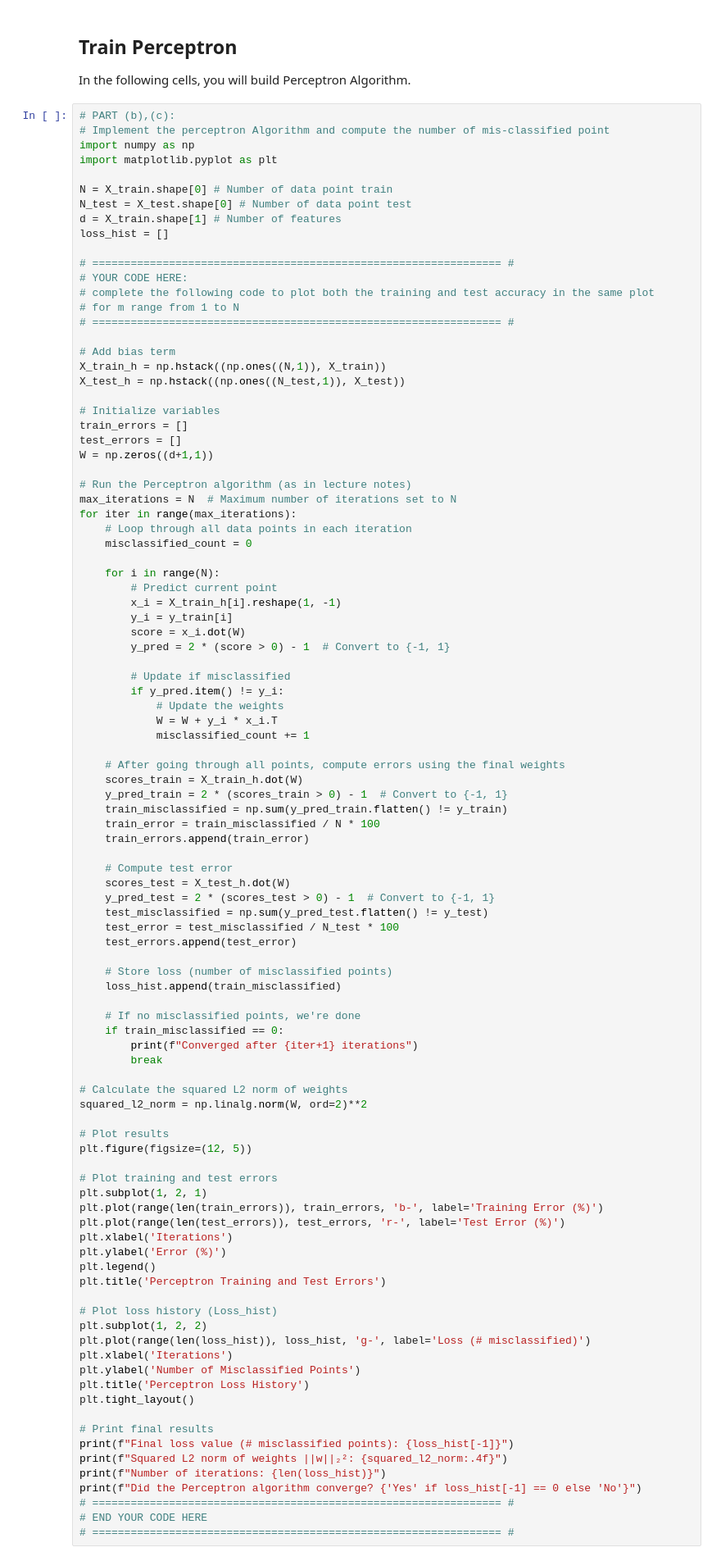
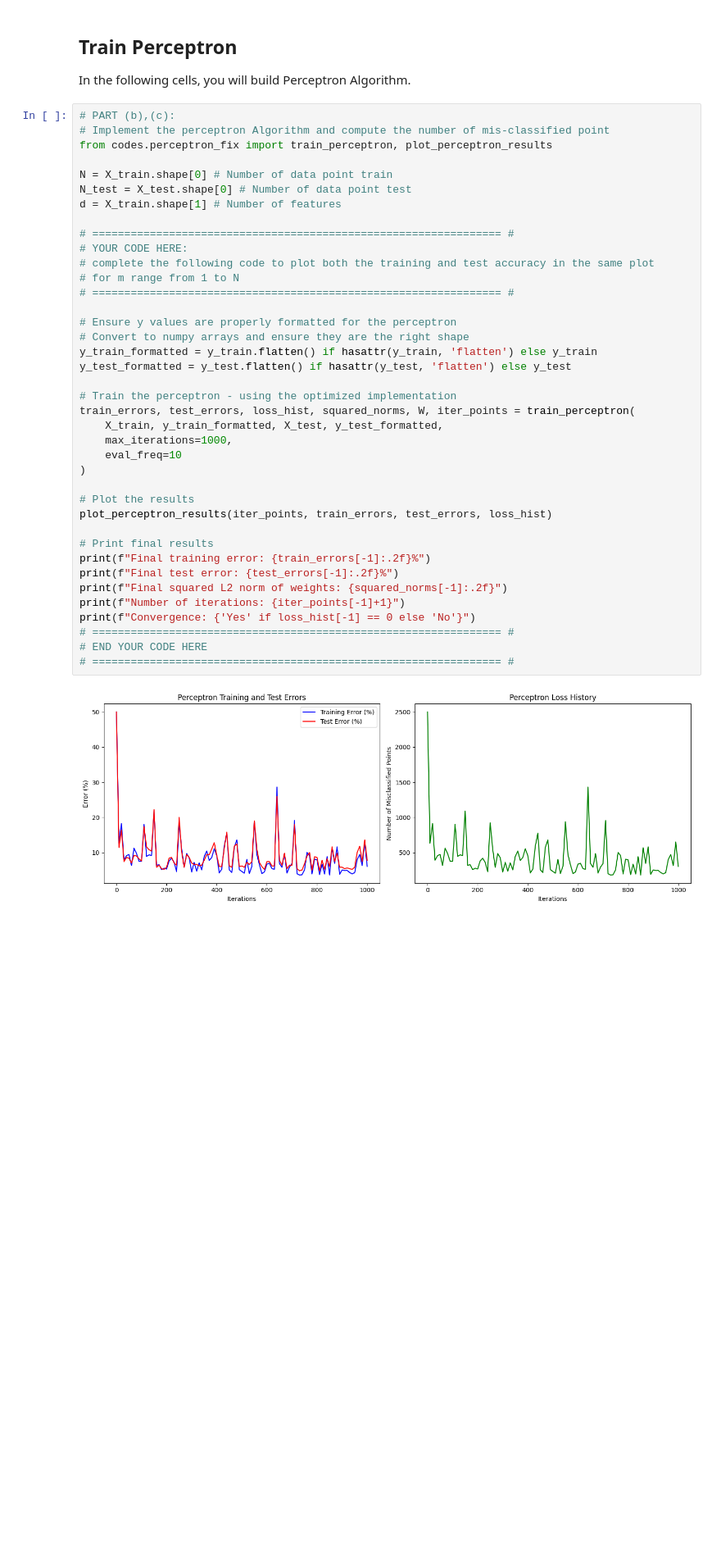
Before and after one commit to Kevinzzz6/hw1a, a Jupyter notebook: Notebook.ipynb, the cells around one changed output. Shown at 82% size. Cells and saved outputs as stored; diff of their text form; blank space fills up the shorter version.

```diff
--- a/Notebook.ipynb
+++ b/Notebook.ipynb
@@ -61,99 +61,41 @@ In the following cells, you will build Perceptron Algorithm.
 # %%
 # PART (b),(c):
 # Implement the perceptron Algorithm and compute the number of mis-classified point
-import numpy as np
-import matplotlib.pyplot as plt
+from codes.perceptron_fix import train_perceptron, plot_perceptron_results
 
 N = X_train.shape[0] # Number of data point train
 N_test = X_test.shape[0] # Number of data point test
 d = X_train.shape[1] # Number of features
-loss_hist = []
 
 # ================================================================ #
 # YOUR CODE HERE:
 # complete the following code to plot both the training and test accuracy in the same plot
 # for m range from 1 to N
 # ================================================================ #
 
-# Add bias term
-X_train_h = np.hstack((np.ones((N,1)), X_train))
-X_test_h = np.hstack((np.ones((N_test,1)), X_test))
+# Ensure y values are properly formatted for the perceptron
+# Convert to numpy arrays and ensure they are the right shape
+y_train_formatted = y_train.flatten() if hasattr(y_train, 'flatten') else y_train
+y_test_formatted = y_test.flatten() if hasattr(y_test, 'flatten') else y_test
 
-# Initialize variables
-train_errors = []
-test_errors = []
-W = np.zeros((d+1,1))
+# Train the perceptron - using the optimized implementation
+train_errors, test_errors, loss_hist, squared_norms, W, iter_points = train_perceptron(
+    X_train, y_train_formatted, X_test, y_test_formatted,
+    max_iterations=1000,
+    eval_freq=10
+)
 
-# Run the Perceptron algorithm (as in lecture notes)
-max_iterations = N  # Maximum number of iterations set to N
-for iter in range(max_iterations):
-    # Loop through all data points in each iteration
-    misclassified_count = 0
-
-    for i in range(N):
-        # Predict current point
-        x_i = X_train_h[i].reshape(1, -1)
-        y_i = y_train[i]
-        score = x_i.dot(W)
-        y_pred = 2 * (score > 0) - 1  # Convert to {-1, 1}
-
-        # Update if misclassified
-        if y_pred.item() != y_i:
-            # Update the weights
-            W = W + y_i * x_i.T
-            misclassified_count += 1
-
-    # After going through all points, compute errors using the final weights
-    scores_train = X_train_h.dot(W)
-    y_pred_train = 2 * (scores_train > 0) - 1  # Convert to {-1, 1}
-    train_misclassified = np.sum(y_pred_train.flatten() != y_train)
-    train_error = train_misclassified / N * 100
-    train_errors.append(train_error)
-
-    # Compute test error
-    scores_test = X_test_h.dot(W)
-    y_pred_test = 2 * (scores_test > 0) - 1  # Convert to {-1, 1}
-    test_misclassified = np.sum(y_pred_test.flatten() != y_test)
-    test_error = test_misclassified / N_test * 100
-    test_errors.append(test_error)
-
-    # Store loss (number of misclassified points)
-    loss_hist.append(train_misclassified)
-
-    # If no misclassified points, we're done
-    if train_misclassified == 0:
-        print(f"Converged after {iter+1} iterations")
-        break
-
-# Calculate the squared L2 norm of weights
-squared_l2_norm = np.linalg.norm(W, ord=2)**2
-
-# Plot results
-plt.figure(figsize=(12, 5))
-
-# Plot training and test errors
-plt.subplot(1, 2, 1)
-plt.plot(range(len(train_errors)), train_errors, 'b-', label='Training Error (%)')
-plt.plot(range(len(test_errors)), test_errors, 'r-', label='Test Error (%)')
-plt.xlabel('Iterations')
-plt.ylabel('Error (%)')
-plt.legend()
-plt.title('Perceptron Training and Test Errors')
-
-# Plot loss history (Loss_hist)
-plt.subplot(1, 2, 2)
-plt.plot(range(len(loss_hist)), loss_hist, 'g-', label='Loss (# misclassified)')
-plt.xlabel('Iterations')
-plt.ylabel('Number of Misclassified Points')
-plt.title('Perceptron Loss History')
-plt.tight_layout()
+# Plot the results
+plot_perceptron_results(iter_points, train_errors, test_errors, loss_hist)
 
 # Print final results
-print(f"Final loss value (# misclassified points): {loss_hist[-1]}")
-print(f"Squared L2 norm of weights ||w||₂²: {squared_l2_norm:.4f}")
-print(f"Number of iterations: {len(loss_hist)}")
-print(f"Did the Perceptron algorithm converge? {'Yes' if loss_hist[-1] == 0 else 'No'}")
+print(f"Final training error: {train_errors[-1]:.2f}%")
+print(f"Final test error: {test_errors[-1]:.2f}%")
+print(f"Final squared L2 norm of weights: {squared_norms[-1]:.2f}")
+print(f"Number of iterations: {iter_points[-1]+1}")
+print(f"Convergence: {'Yes' if loss_hist[-1] == 0 else 'No'}")
 # ================================================================ #
 # END YOUR CODE HERE
 # ================================================================ #
 # %% [output]
+[figure, new version]
```
Also changed, not shown: parts of 8 cells of this notebook, 11 other files.
